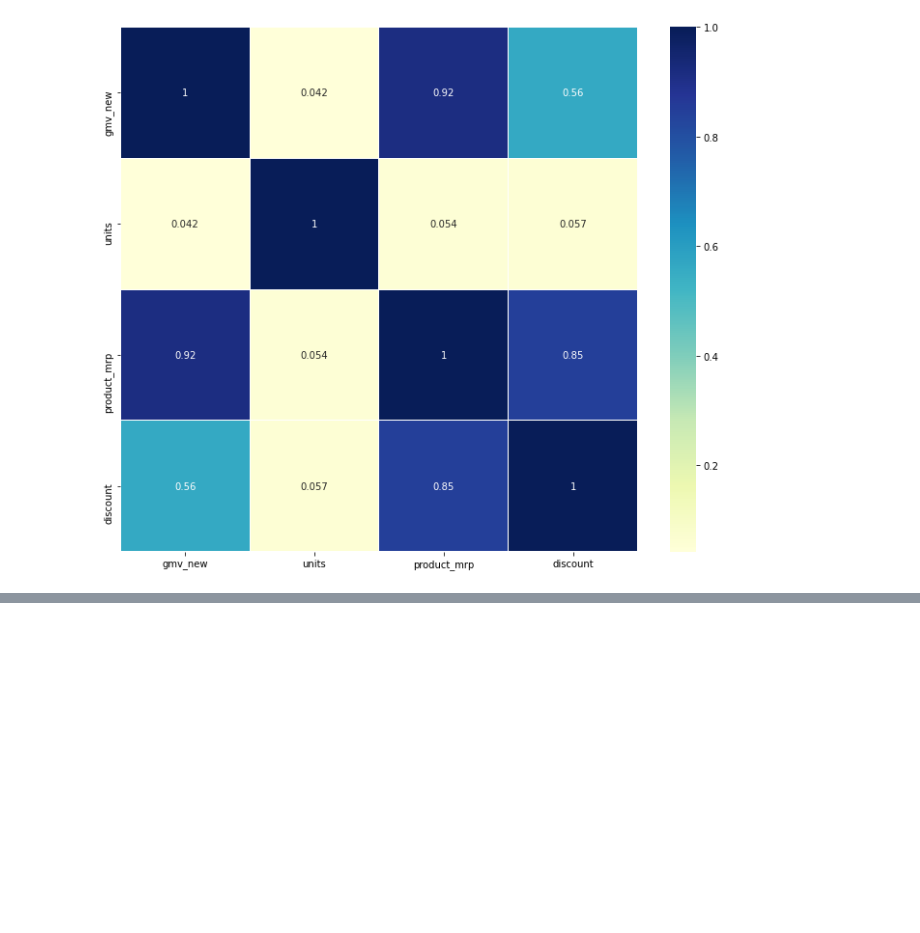
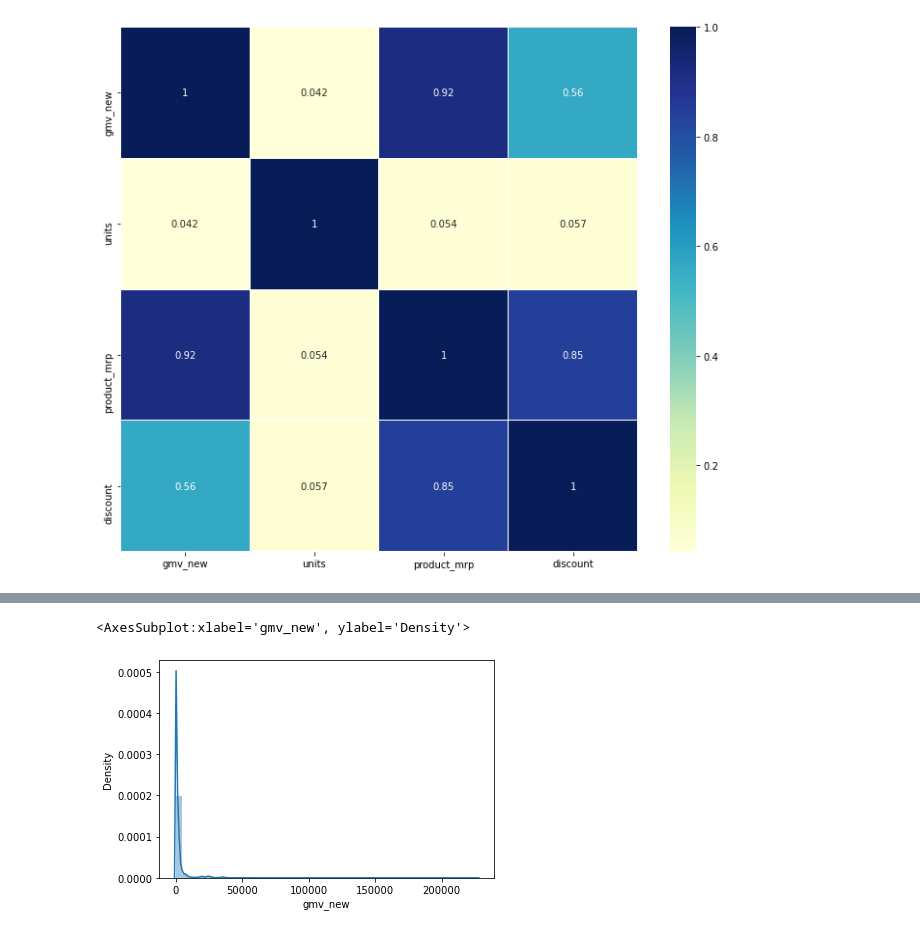
Before and after one commit to deejayrusso/Marketing-Mix-Model, a Jupyter notebook: MMM Notebook.ipynb, the cells around one changed output, grey strips where cells are left out. Cells and saved outputs as stored; diff of their text form; code cells hidden in the pictures; blank space fills up the shorter version.

```diff
--- a/MMM Notebook.ipynb
+++ b/MMM Notebook.ipynb
@@ -245,0 +345,5 @@ sns.heatmap(transactions_corr, cmap='YlGnBu', linewidth=.005, annot=True)
+# %%
+sns.distplot(transactions['gmv_new'])
+# %% [output]
+<AxesSubplot:xlabel='gmv_new', ylabel='Density'>
+[figure, added]
```
Also changed, not shown: parts of 30 cells of this notebook.
